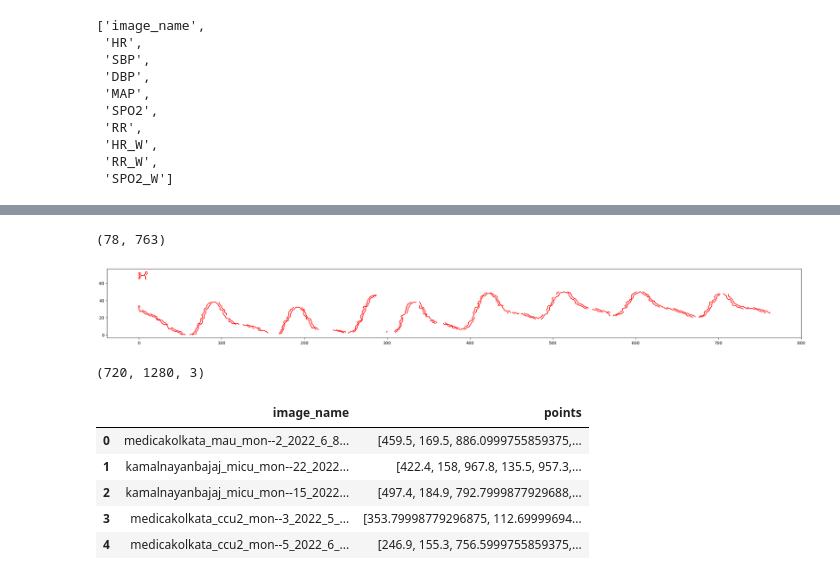
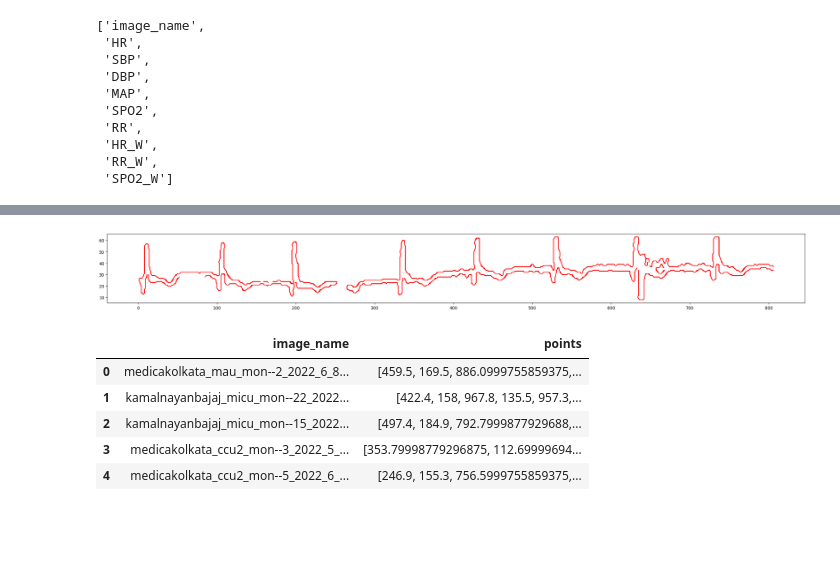
Before and after one commit to Shubh-Goyal-07/cloudPhysician_inter_iit, a Jupyter notebook: 1.ipynb, the cells around one changed output, grey strips where cells are left out. Drawn from its saved outputs; the diff is of its cells as text; code cells hidden in the pictures; blank space fills up the shorter version.

```diff
--- a/1.ipynb
+++ b/1.ipynb
@@ -30,7 +30,7 @@ Data columns (total 10 columns):
 dtypes: object(10)
 memory usage: 19.7+ KB
 # %%
-k=df[df['image_name']=='lifecarehospital_icu_mon--212_2022_9_7_13_56_29.jpeg'].index.values
+k=df[df['image_name']=='hcgnagpur_icu_mon--2_2022_6_8_0_30_14.jpg'].index.values
 k
 # %% [output]
 array([], dtype=int64)
@@ -74,14 +74,15 @@ for i in list(df):
         y3=y_center+(roi_h/2)
         x4=int(x_center+(roi_w/2))
         y4=int(y_center+(roi_h/2))
-        #cv2.rectangle(image,(x1,y1),(x4,y4),(0, 255, 0), 2)
+        cv2.rectangle(image,(x1,y1),(x4,y4),(0, 255, 0), 2)
         cv2.imshow('image1',image)
         cv2.waitKey(0)
         cv2.destroyAllWindows()
 # %%
+img_h,img_w,_=image.shape
 m=df.loc[0].at['HR_W']
 m=ast.literal_eval(m)
-x_center,y_center,w_ratio,h_ratio=k
+x_center,y_center,w_ratio,h_ratio=m
 x_center=x_center*img_w
 y_center=y_center*img_h
 roi_h=h_ratio*img_h
@@ -118,52 +123,58 @@ gray_image = cv2.cvtColor(roi, cv2.COLOR_BGR2GRAY)
 cv2.imshow('',gray_image)
 cv2.waitKey()
 cv2.destroyAllWindows()
-# %%
-gray_image.shape
-# %% [output]
-(78, 763)
+# %%
+def auto_canny_edge_detection(image, sigma=0.33):
+    md = np.median(image)
+    lower_value = int(max(0, (1.0-sigma) * md))
+    upper_value = int(min(255, (1.0+sigma) * md))
+    return cv2.Canny(image, lower_value, upper_value)
 # %%
 import matplotlib.pyplot as plt
 gray_image=cv2.flip(gray_image,0)
-_, threshold = cv2.threshold(gray_image, 200, 255, cv2.THRESH_BINARY)
+blurred = cv2.GaussianBlur(gray_image, (5, 5), 0)
+cv2.imshow('',blurred)
+cv2.waitKey()
+cv2.destroyAllWindows()
+_, threshold = cv2.threshold(blurred, 170, 255, cv2.THRESH_BINARY)
 cv2.imshow('',threshold)
 cv2.waitKey()
 cv2.destroyAllWindows()
+auto_edge = auto_canny_edge_detection(threshold)
+cv2.imshow('',auto_edge)
+cv2.waitKey()
+cv2.destroyAllWindows()
 # Find the contours in the thresholded image
-contours, _ = cv2.findContours(threshold, cv2.RETR_TREE, cv2.CHAIN_APPROX_SIMPLE)
+contours, _ = cv2.findContours(auto_edge, cv2.RETR_TREE, cv2.CHAIN_APPROX_SIMPLE)
 
 # Initialize arrays to store x and y coordinates
 x = []
 y = []
 fig=plt.figure(figsize=(1000,100))
 fig.set_figwidth(30)
 fig.set_figheight(3)
 # Loop through each contour and extract the x and y coordinates
 x.append(contours[0][0][0][0])
 y.append(contours[0][0][0][1])
 x1=contours[0][0][0][0]
 y1=contours[0][0][0][1]
 for contour in contours:
     for point in contour:
         x2=point[0][0]
         y2=point[0][1]
-        if ((x1-x2)**2+(y1-y2)**2)**1/2>10:
+        if ((x1-x2)**2+(y1-y2)**2)**1/2>400:
             plt.plot(x,y,color='red')
             x=[]
             y=[]
         x.append(point[0][0])
         y.append(point[0][1])
         x1=point[0][0]
         y1=point[0][1]
 #x.reverse()
 #y.reverse()
 
 # Plot the extracted data
 plt.plot(x, y,color='red')
 plt.show()
 # %% [output]
-[figure, old version]
+[figure, new version]
-# %%
-image.shape
-# %% [output]
-(720, 1280, 3)
```
Also changed, not shown: parts of 4 cells of this notebook.
